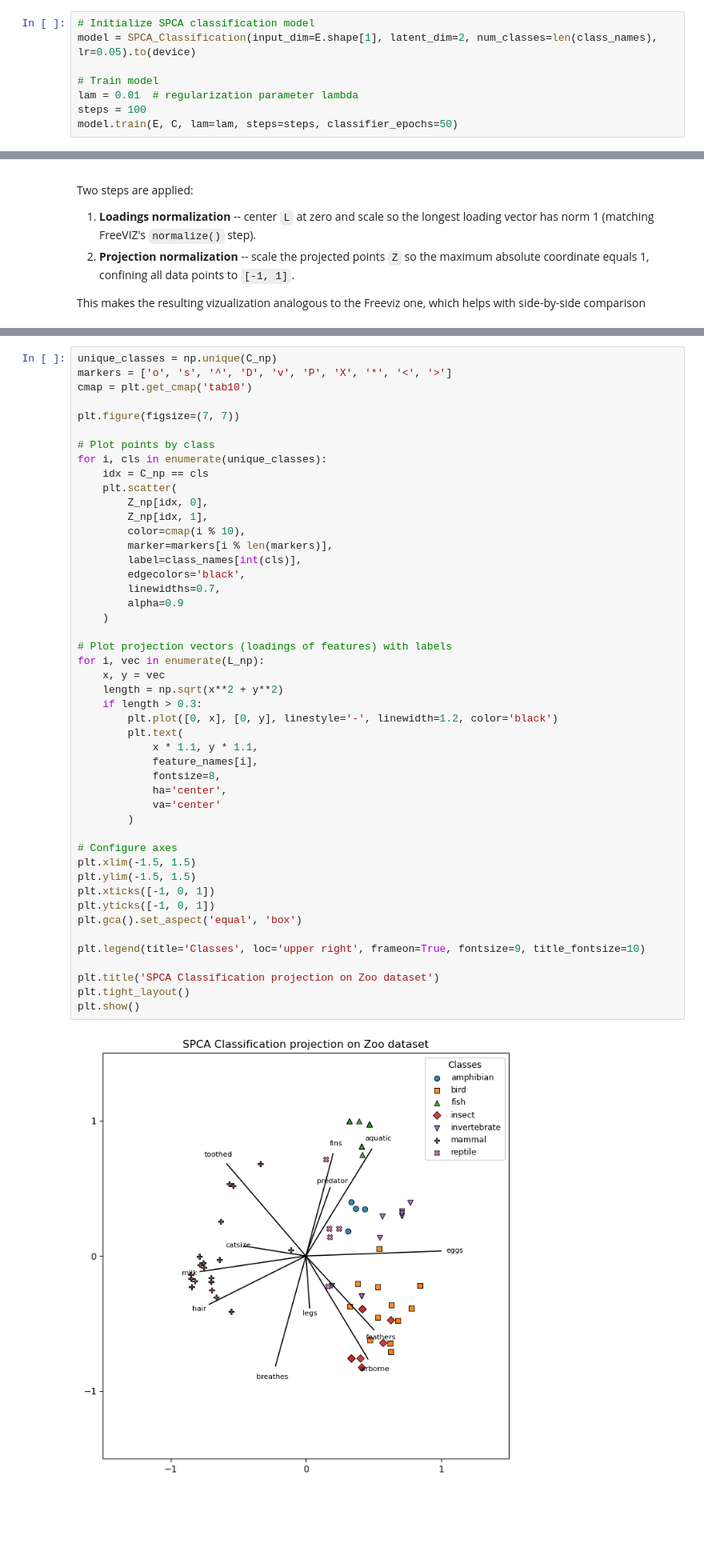
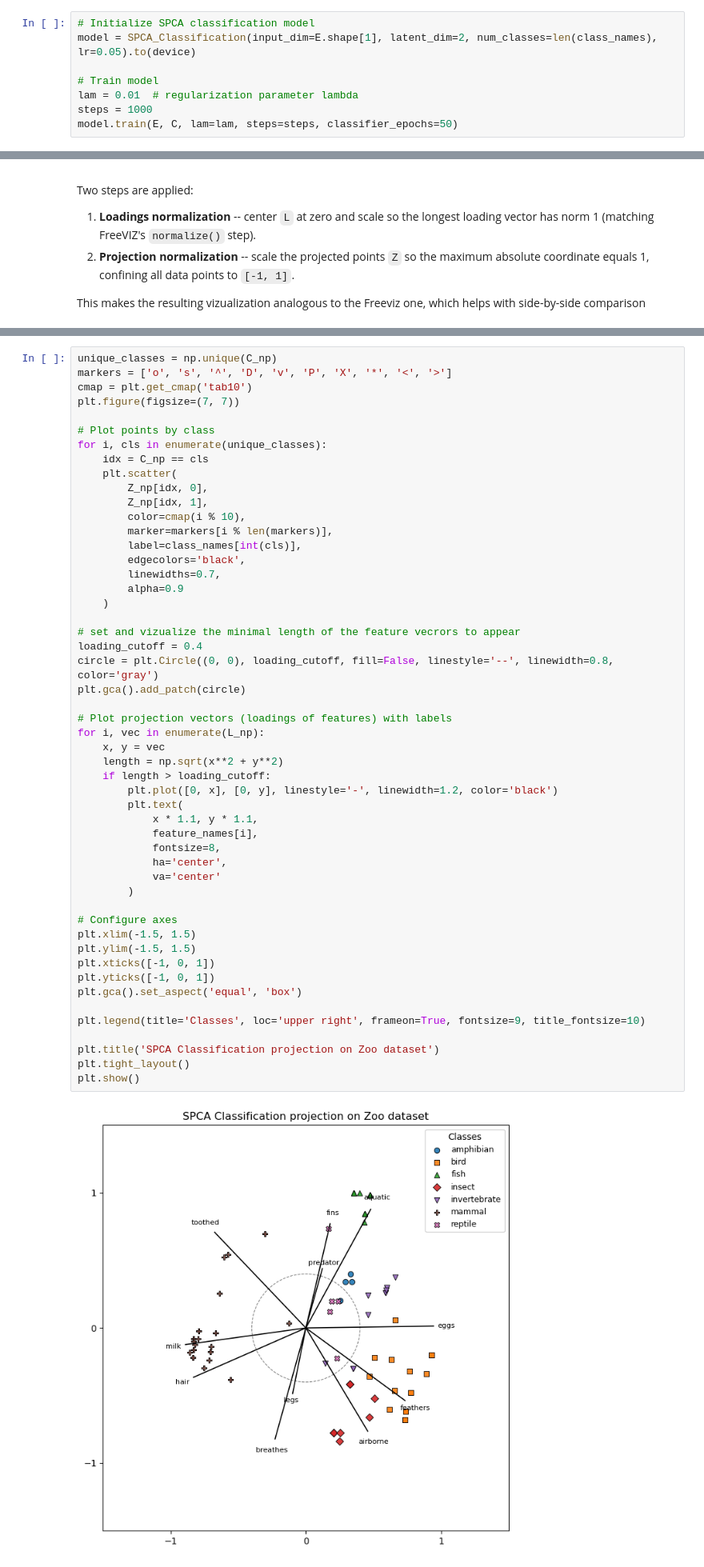
Before and after one commit to JasaTavcar/diplomska, a Jupyter notebook: experiments/spca_classification_zoo.ipynb, the cells around one changed output, grey strips where cells are left out. Shown at 80% size. Cells and saved outputs as stored; diff of their text form; blank space fills up the shorter version.

```diff
--- a/experiments/spca_classification_zoo.ipynb
+++ b/experiments/spca_classification_zoo.ipynb
@@ -36,6 +36,6 @@ model = SPCA_Classification(input_dim=E.shape[1], latent_dim=2, num_classes=len(
 
 # Train model
 lam = 0.01  # regularization parameter lambda
-steps = 100
+steps = 1000
 model.train(E, C, lam=lam, steps=steps, classifier_epochs=50)
 # %% [output]
@@ -87,7 +89,6 @@ Since SPCA maintains orthonormal columns of `L` rather than constraining the sca
 unique_classes = np.unique(C_np)
 markers = ['o', 's', '^', 'D', 'v', 'P', 'X', '*', '<', '>']
 cmap = plt.get_cmap('tab10')
-
 plt.figure(figsize=(7, 7))
 
 # Plot points by class
@@ -103,32 +104,37 @@ for i, cls in enumerate(unique_classes):
         linewidths=0.7,
         alpha=0.9
     )
 
+# set and vizualize the minimal length of the feature vecrors to appear
+loading_cutoff = 0.4
+circle = plt.Circle((0, 0), loading_cutoff, fill=False, linestyle='--', linewidth=0.8, color='gray')
+plt.gca().add_patch(circle)
+
 # Plot projection vectors (loadings of features) with labels
 for i, vec in enumerate(L_np):
     x, y = vec
     length = np.sqrt(x**2 + y**2)
-    if length > 0.3:
+    if length > loading_cutoff:
         plt.plot([0, x], [0, y], linestyle='-', linewidth=1.2, color='black')
         plt.text(
             x * 1.1, y * 1.1,
             feature_names[i],
             fontsize=8,
             ha='center',
             va='center'
         )
 
 # Configure axes
 plt.xlim(-1.5, 1.5)
 plt.ylim(-1.5, 1.5)
 plt.xticks([-1, 0, 1])
 plt.yticks([-1, 0, 1])
 plt.gca().set_aspect('equal', 'box')
 
 plt.legend(title='Classes', loc='upper right', frameon=True, fontsize=9, title_fontsize=10)
 
 plt.title('SPCA Classification projection on Zoo dataset')
 plt.tight_layout()
 plt.show()
 # %% [output]
-[figure, old version]
+[figure, new version]
```
Also changed, not shown: parts of 3 cells of this notebook, 1 other file.
